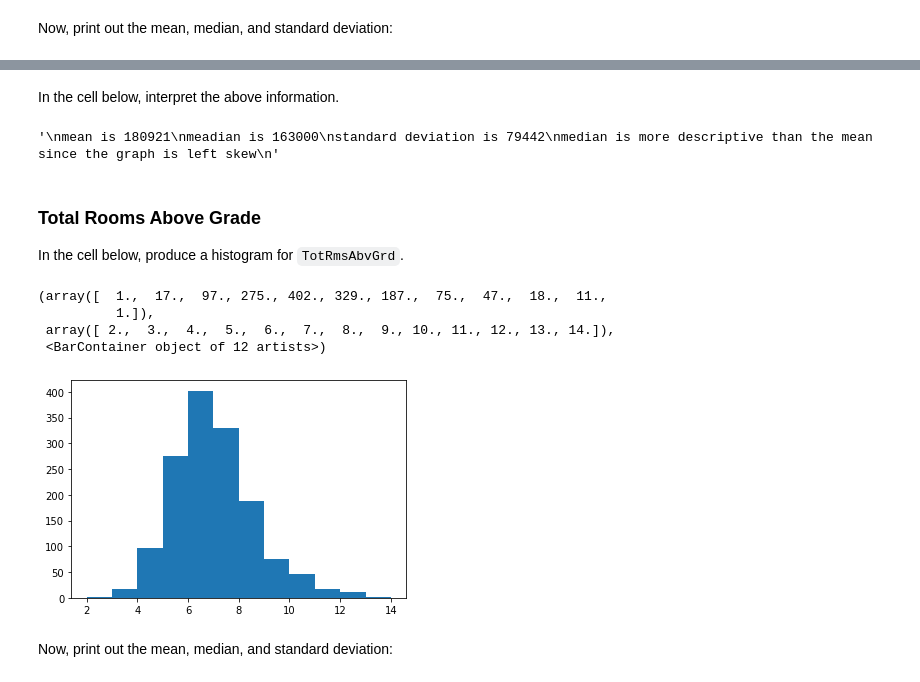
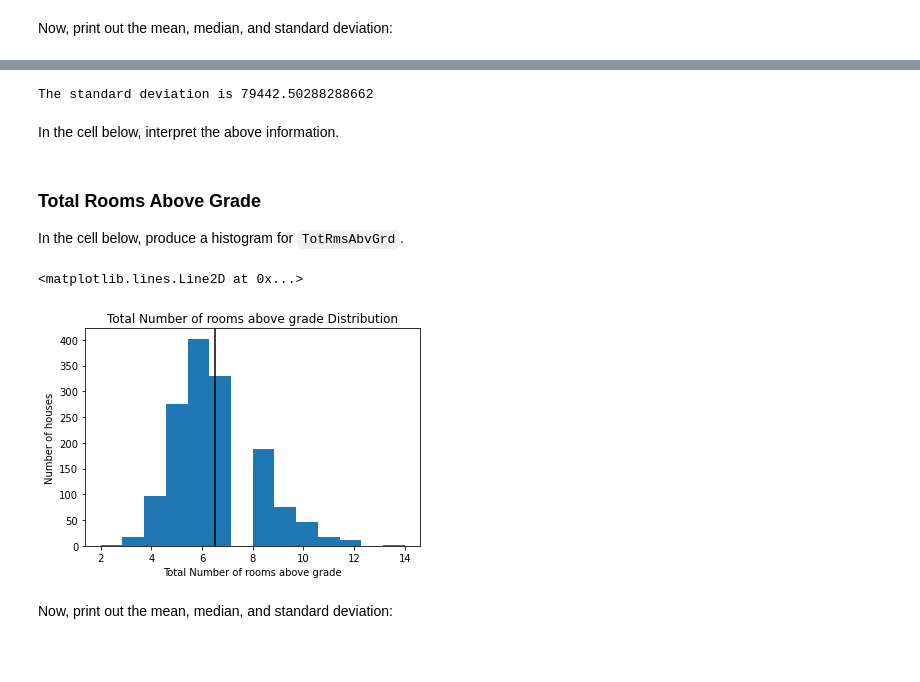
Before and after one commit to QiCai1995/dsc-pandas-eda-lab, a Jupyter notebook: index.ipynb, the cells around one changed output, grey strips where cells are left out. Drawn from its saved outputs; the diff is of its cells as text; code cells hidden in the pictures; blank space fills up the shorter version.

```diff
--- a/index.ipynb
+++ b/index.ipynb
@@ -195,27 +196,29 @@ df['SalePrice'].std()
+# %%
+print ("The standard deviation is", df['SalePrice'].std())
+# %% [output]
+The standard deviation is 79442.50288288662
 # %% [markdown]
 In the cell below, interpret the above information.
 # %%
 # Replace None with appropriate text
 """
-mean is 180921
-meadian is 163000
-standard deviation is 79442
-median is more descriptive than the mean since the graph is left skew
+The mean is 180921, the median is 163000, and the standard deviation is 79442.5.
+The graph is right skewed, and there are a few outliers > 700000.
 """
-# %% [output]
-'\nmean is 180921\nmeadian is 163000\nstandard deviation is 79442\nmedian is more descriptive than the mean since the graph is left skew\n'
 # %% [markdown]
 ### Total Rooms Above Grade
 
 In the cell below, produce a histogram for `TotRmsAbvGrd`.
-# %%
-fig, ax = plt.subplots()
-ax.hist(df['TotRmsAbvGrd'], bins=12)
-# %% [output]
-(array([  1.,  17.,  97., 275., 402., 329., 187.,  75.,  47.,  18.,  11.,
-          1.]),
- array([ 2.,  3.,  4.,  5.,  6.,  7.,  8.,  9., 10., 11., 12., 13., 14.]),
- <BarContainer object of 12 artists>)
-[figure, removed]
+# %%
+mean = df['TotRmsAbvGrd'].mean()
+fig, ax = plt.subplots()
+ax.hist(x='TotRmsAbvGrd', data = df, bins = 14)
+ax.set_xlabel('Total Number of rooms above grade')
+ax.set_ylabel('Number of houses')
+ax.set_title('Total Number of rooms above grade Distribution')
+ax.axvline(mean, color = "black")
+# %% [output]
+<matplotlib.lines.Line2D at 0x...>
+[figure, added]
 # %% [markdown]
 Now, print out the mean, median, and standard deviation:
```
Also changed, not shown: parts of 44 cells of this notebook.
